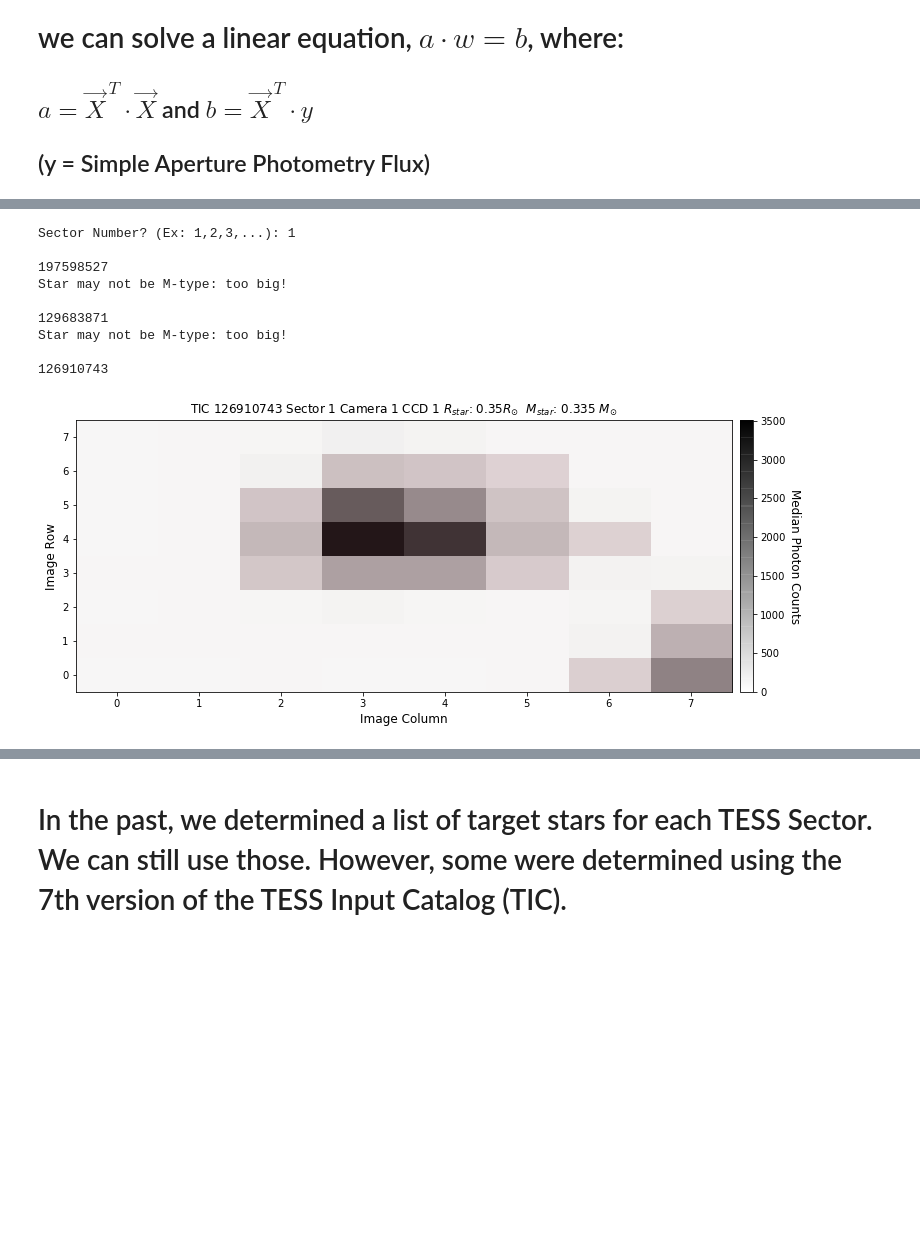
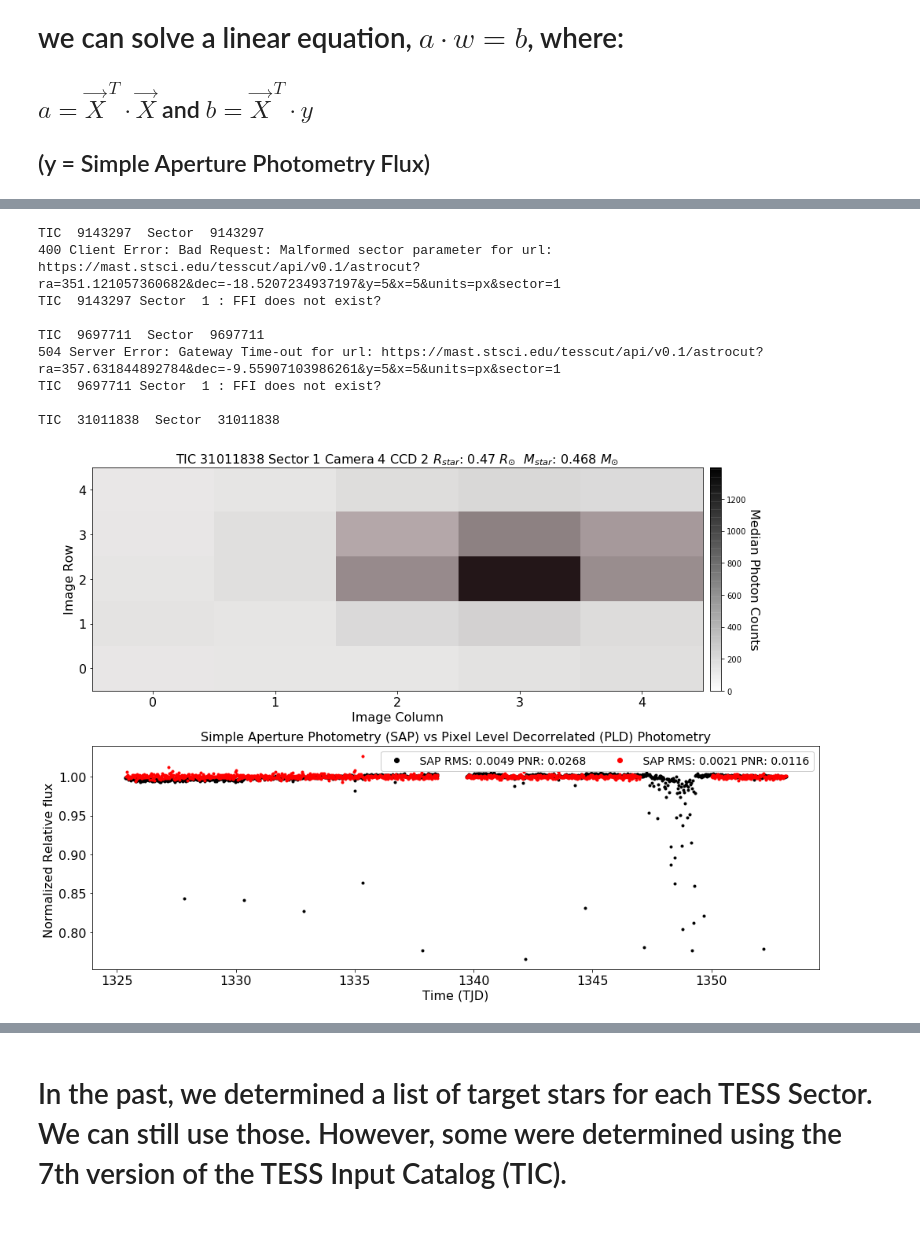
Before and after one commit to daxfeliz/TESS_Project, a Jupyter notebook: 0_PixelLevelDecorrelation/TESS_FFIs_to_PLD_to_LightCurve.ipynb, the cells around one changed output, grey strips where cells are left out. Drawn from its saved outputs; the diff is of its cells as text; code cells hidden in the pictures; blank space fills up the shorter version.

```diff
--- a/0_PixelLevelDecorrelation/TESS_FFIs_to_PLD_to_LightCurve.ipynb
+++ b/0_PixelLevelDecorrelation/TESS_FFIs_to_PLD_to_LightCurve.ipynb
@@ -645,15 +700,8 @@ def PLD_FFI(ID,cutoutsize,Sector):
 # %%
 #Example Light Curve
 
-ID=207080123
-Sector=1
-cutoutsize=6
+# ID=207080123
+# Sector=1
+# cutoutsize=6
 
-raw_t, raw_f, det_t, det_f, det_e= PLD_FFI(ID,cutoutsize,Sector)
-
-print('just detrended data')
-plt.figure(figsize=(12,6))
-plt.plot(det_t,det_f,color='grey',marker='.',linestyle='none')
-plt.xlabel("Time (TJD)")
-plt.ylabel('Normalized Flux')
-plt.show()
+# raw_t, raw_f, det_t, det_f, det_e= PLD_FFI(ID,cutoutsize,Sector)
@@ -669,37 +731,44 @@ just detrended data
 # %%
-SectorNum = int(input("Sector Number? (Ex: 1,2,3,...): ") )
+# SectorNum = int(input("Sector Number? (Ex: 1,2,3,...): ") )
 
-# text file with TIC IDs
-# we don't need sector, ccd or camera info hence usecols=(0)
-data=np.transpose(np.loadtxt("Sector"+str(SectorNum)+'.txt',usecols=(0)))
+# # text file with TIC IDs
+# # we don't need sector, ccd or camera info hence usecols=(0)
+# data=np.transpose(np.loadtxt("Sector"+str(SectorNum)+'.txt',usecols=(0)))
 
-print(" ")
+# print(" ")
 
-cutoutsize=8
-# for ii in range(len(data)): #for full data set
-for ii in range(7): #for just a few data sets
-    ID = int(data[ii])
-    print(ID)
-    try:
-        raw_t, raw_f, det_t, det_f, det_e= PLD_FFI(ID,cutoutsize,SectorNum)
-        print(" ")
 
-    except LinAlgError: #Sometimes, the design matrix fails to work. Looking into this...
-        print("PROBLEM! TIC ID :",ID, "Singular Matrix problem")
-        print("")
-        pass
-    except ValueError: #Sometimes, really dim stars have less photon counts than our smoothing window.
-        print("PROBLEM! TIC ID :",ID, "interpolation window > photon counts")
-        print("")
-        pass
+IDs = [9143297,9697711,31011838,38466740,38759628]
+Sectors=[1,2]
+cutoutsize=5
+for x in range(len(Sectors)): #for full data set
+    SectorNum=int(Sectors[x])
+    for ii in range(len(IDs)): #for just a few data sets
+#         ID = int(data[ii])
+        ID=int(IDs[ii])
+        print("TIC ",ID," Sector ", ID)
+        try:
+            raw_t, raw_f, det_t, det_f, det_e= PLD_FFI(ID,cutoutsize,SectorNum)
+            print(" ")
+
+        except LinAlgError: #Sometimes, the design matrix fails to work. Looking into this...
+            print("PROBLEM! TIC ID :",ID, "Singular Matrix problem")
+            print("")
+            pass
+        except ValueError: #Sometimes, really dim stars have less photon counts than our smoothing window.
+            print("PROBLEM! TIC ID :",ID, "interpolation window > photon counts")
+            print("")
+            pass
+        except UnboundLocalError: #for when there is no FFI in specific sector
+            print("")
 # %% [output]
-Sector Number? (Ex: 1,2,3,...): 1
+TIC  9143297  Sector  9143297
+400 Client Error: Bad Request: Malformed sector parameter for url: https://mast.stsci.edu/tesscut/api/v0.1/astrocut?ra=351.121057360682&dec=-18.5207234937197&y=5&x=5&units=px&sector=1
+TIC  9143297 Sector  1 : FFI does not exist?
 
-197598527
-Star may not be M-type: too big!
+TIC  9697711  Sector  9697711
+504 Server Error: Gateway Time-out for url: https://mast.stsci.edu/tesscut/api/v0.1/astrocut?ra=357.631844892784&dec=-9.55907103986261&y=5&x=5&units=px&sector=1
+TIC  9697711 Sector  1 : FFI does not exist?
 
-129683871
-Star may not be M-type: too big!
-
-126910743
+TIC  31011838  Sector  31011838
-[figure, old version]
+[figure, new version]
```
Also changed, not shown: parts of 20 cells of this notebook.
